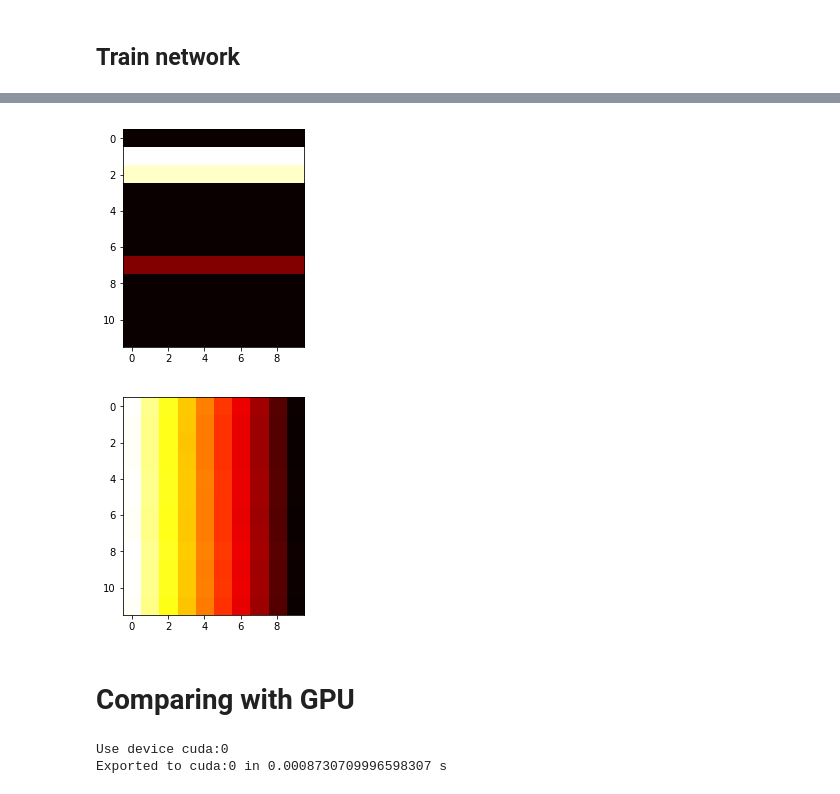
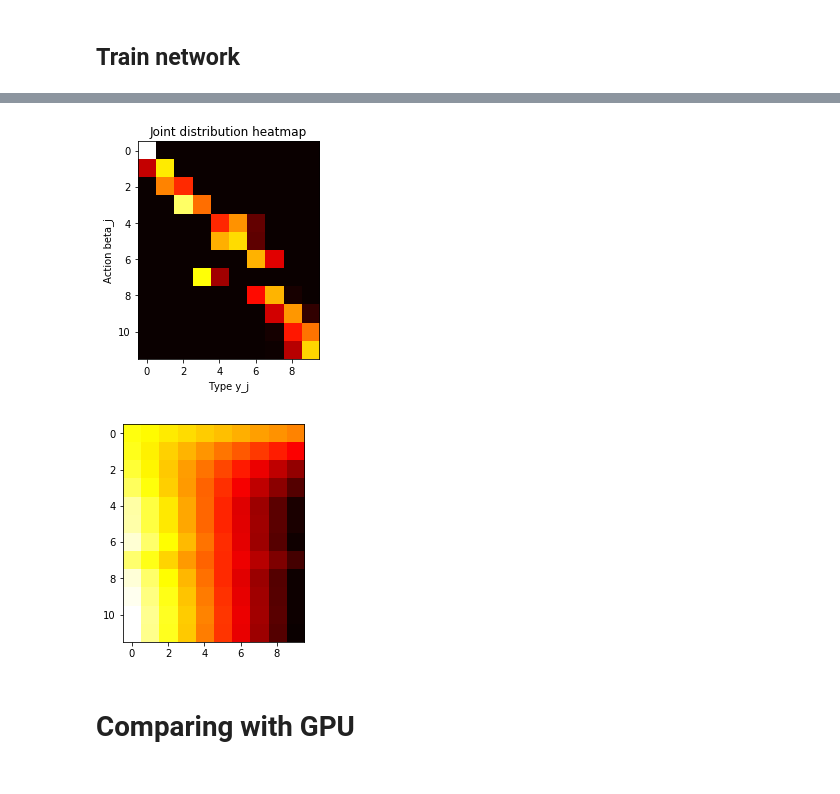
Before and after one commit to eboursier/regularized_private_learning, a Jupyter notebook: test.ipynb, the cells around one changed output, grey strips where cells are left out. Drawn from its saved outputs; the diff is of its cells as text; code cells hidden in the pictures.

Commit message:
Auction plot notebook

```diff
--- a/test.ipynb
+++ b/test.ipynb
@@ -102,12 +105,12 @@ print(torch.sum(gamma, dim=0))
 # %%
 net = auction.BidderStrategy(size_layer=100, nactions=12)
 net.projection()
-lamb = 0.01
-niter_sink = 100
-niter = 300
+lamb = 0.0005
+niter_sink = 1000
+niter = 1000
 lr = 0.01
 batch = 1000
 # %%
 loss_profile = auction.train_sinkhorn_auction(net, y, beta, lamb=lamb, niter_sink=niter_sink, max_iter=niter,
-                                              learning_rate=lr, err_threshold=1e-3, verbose=True, verbose_freq=100, size_batch=batch)
+                                              learning_rate=lr, err_threshold=1e-3, verbose=True, verbose_freq=100, size_batch=batch, experiment=1)
 # %% [output]
@@ -123,5 +133,5 @@ plt.plot(loss_profile)
 # %%
-loss, gamma, C = auction.eval(net, y, beta, lamb=lamb, niter_sink=(int)(1e5), size_batch=100000)
+loss, gamma, C, _, _ = auction.eval(net, y, beta, lamb=lamb, niter_sink=(int)(1e5), size_batch=100000)
 # %%
 print('True loss:{}'.format(loss))
 print('Utility loss:{}'.format(torch.sum(gamma*C)))
@@ -134,22 +144,17 @@ Privacy loss:-1.0282176390319364e-06
 # %%
+plt.figure()
+plt.title('Joint distribution heatmap')
+plt.xlabel('Type y_j')
+plt.ylabel('Action beta_j')
 plt.imshow(gamma.detach().numpy(), cmap='hot')
+#plt.savefig('figures/gamma_heatmap_lamb{}.png'.format(lamb))
 plt.show()
 # %% [output]
-[figure, old version]
+[figure, new version]
 # %%
 plt.imshow(C.detach().numpy(), cmap='hot')
 plt.show()
 # %% [output]
-[figure, old version]
+[figure, new version]
 # %% [markdown]
 # Comparing with GPU
-# %%
-device = torch.device("cuda:0" if torch.cuda.is_available() else "cpu")
-print('Use device {}'.format(device))
-net = auction.BidderStrategy(size_layer=100, nactions=12, device=device)
-t = timeit.default_timer()
-net.to(device)
-print('Exported to {} in {} s'.format(device, timeit.default_timer()-t))
-# %% [output]
-Use device cuda:0
-Exported to cuda:0 in 0.0008730709996598307 s
```
Also changed, not shown: parts of 11 cells of this notebook, 4 other files.
